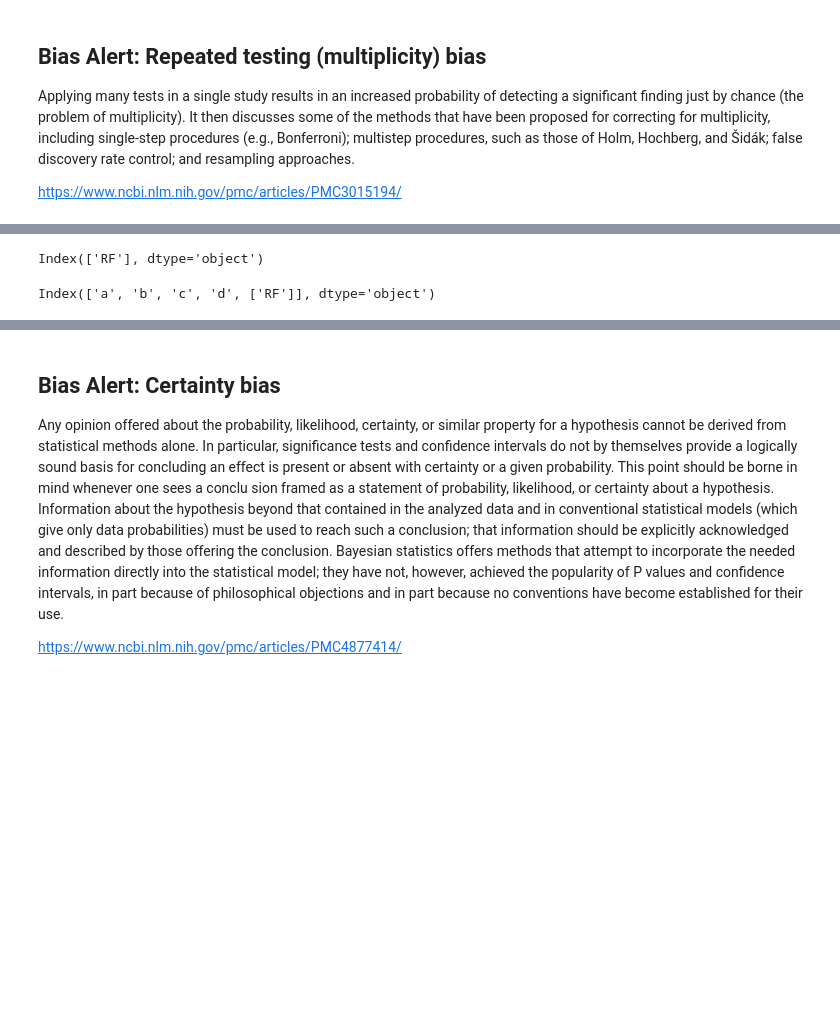
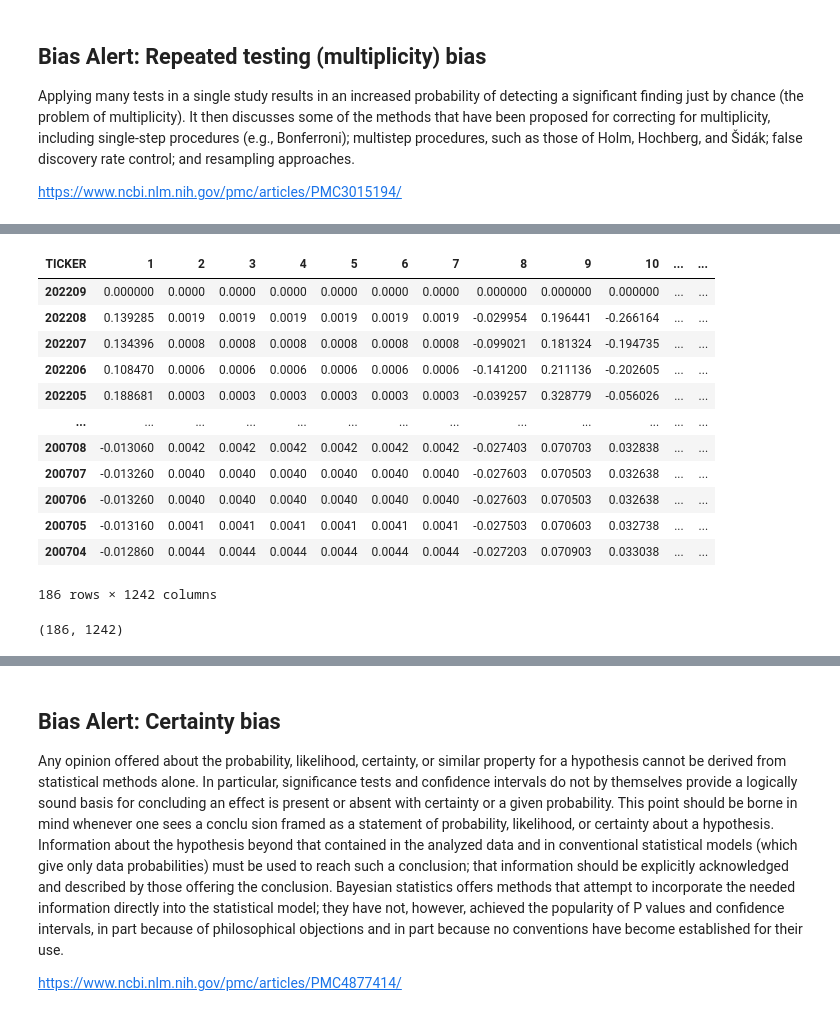
Before and after one commit to danphilps/Investment-SAI, a Jupyter notebook: M6_Investment.ipynb, the cells around one changed output, grey strips where cells are left out. Drawn from its saved outputs; the diff is of its cells as text; code cells hidden in the pictures; blank space fills up the shorter version.

```diff
--- a/M6_Investment.ipynb
+++ b/M6_Investment.ipynb
@@ -561,28 +572,25 @@ df_stock_SW_pval = df_stock_ER.copy(deep=True)
 
 #Step through time... earliest to latest.
 for i in range(df_ff_factors.shape[0]-window_size-1, 0, -1):
-  # Step through securities
-  for j in range(0, df_sec_rets.shape[1]-1):
-    # Security returns all present?
-    if (df_sec_rets.iloc[i:i+window_size, j] == 0).count() == window_size:
-      # Run our function, returning only the result object
-      ols_coefs, resid = factor_models_run_vectorized(df_tb3ms=df_tb3ms,
-                                                df_sec_rets=df_sec_rets,
-                                                df_ff_factors=df_ff_factors,
-                                                date_start=i+window_size, #<< Note we pass in the start date here
-                                                date_end=i)  #<< Note we pass in the end date here
-      print(pd.DataFrame(df_ff_factors))
-      # Generate E(R) from our stock level factor model...
-      # Factor return assumption
-      #df_stock_ER.iloc[i,:] = factor_model_single_security_ER(df_stock_factor_loadings=pd.DataFrame(ols_coefs),
-      #                                df_ff_factors=df_ff_factors,
-      #                                r_f=df_tb3ms.iloc[i, 0],
-      #                                date_start=i+factor_return_history,
-      #                                date_end=i)
-      ##print(df_ff_factors.shape)
-      break
-    break
-  break
+  # Security returns all present?
+  if (df_sec_rets.iloc[i:i+window_size, j] == 0).count() == window_size:
+    # Run our function, returning only the result object
+    ols_coefs, resid = factor_models_run_vectorized(df_tb3ms=df_tb3ms,
+                                              df_sec_rets=df_sec_rets,
+                                              df_ff_factors=df_ff_factors,
+                                              date_start=i+window_size, #<< Note we pass in the start date here
+                                              date_end=i)  #<< Note we pass in the end date here
+
+    #print(pd.DataFrame(ols_coefs))
+    # Generate E(R) from our stock level factor model...
+    # Factor return assumption
+    #df_stock_ER.iloc[i,:]
+    E_R = factor_model_ER(df_stock_factor_loadings=pd.DataFrame(ols_coefs),
+                                    df_ff_factors=df_ff_factors,
+                                    r_f=df_tb3ms.iloc[i, 0],
+                                    date_start=i+factor_return_history,
+                                    date_end=i)
+    df_stock_ER.iloc[i,:] = E_R
 
   print('Period:' + str(i))
 # %% [output]
@@ -591,8 +615,20 @@ TypeError: ignored
-# %%
-df_tb3ms.columns
-# %% [output]
-Index(['RF'], dtype='object')
-# %%
-df_ff_factors.columns
-# %% [output]
-Index(['a', 'b', 'c', 'd', ['RF']], dtype='object')
+# %%
+df_stock_ER
+# %% [output]
+| TICKER | 1 | 2 | 3 | 4 | 5 | 6 | 7 | 8 | 9 | 10 | ... | ... |
+| 202209 | 0.000000 | 0.0000 | 0.0000 | 0.0000 | 0.0000 | 0.0000 | 0.0000 | 0.000000 | 0.000000 | 0.000000 | ... | ... |
+| 202208 | 0.139285 | 0.0019 | 0.0019 | 0.0019 | 0.0019 | 0.0019 | 0.0019 | -0.029954 | 0.196441 | -0.266164 | ... | ... |
+| 202207 | 0.134396 | 0.0008 | 0.0008 | 0.0008 | 0.0008 | 0.0008 | 0.0008 | -0.099021 | 0.181324 | -0.194735 | ... | ... |
+| 202206 | 0.108470 | 0.0006 | 0.0006 | 0.0006 | 0.0006 | 0.0006 | 0.0006 | -0.141200 | 0.211136 | -0.202605 | ... | ... |
+| 202205 | 0.188681 | 0.0003 | 0.0003 | 0.0003 | 0.0003 | 0.0003 | 0.0003 | -0.039257 | 0.328779 | -0.056026 | ... | ... |
+| ... | ... | ... | ... | ... | ... | ... | ... | ... | ... | ... | ... | ... |
+| 200708 | -0.013060 | 0.0042 | 0.0042 | 0.0042 | 0.0042 | 0.0042 | 0.0042 | -0.027403 | 0.070703 | 0.032838 | ... | ... |
+| 200707 | -0.013260 | 0.0040 | 0.0040 | 0.0040 | 0.0040 | 0.0040 | 0.0040 | -0.027603 | 0.070503 | 0.032638 | ... | ... |
+| 200706 | -0.013260 | 0.0040 | 0.0040 | 0.0040 | 0.0040 | 0.0040 | 0.0040 | -0.027603 | 0.070503 | 0.032638 | ... | ... |
+| 200705 | -0.013160 | 0.0041 | 0.0041 | 0.0041 | 0.0041 | 0.0041 | 0.0041 | -0.027503 | 0.070603 | 0.032738 | ... | ... |
+| 200704 | -0.012860 | 0.0044 | 0.0044 | 0.0044 | 0.0044 | 0.0044 | 0.0044 | -0.027203 | 0.070903 | 0.033038 | ... | ... |
+186 rows × 1242 columns
+# %%
+df_stock_ER.shape
+# %% [output]
+(186, 1242)
```
Also changed, not shown: parts of 13 cells of this notebook.
